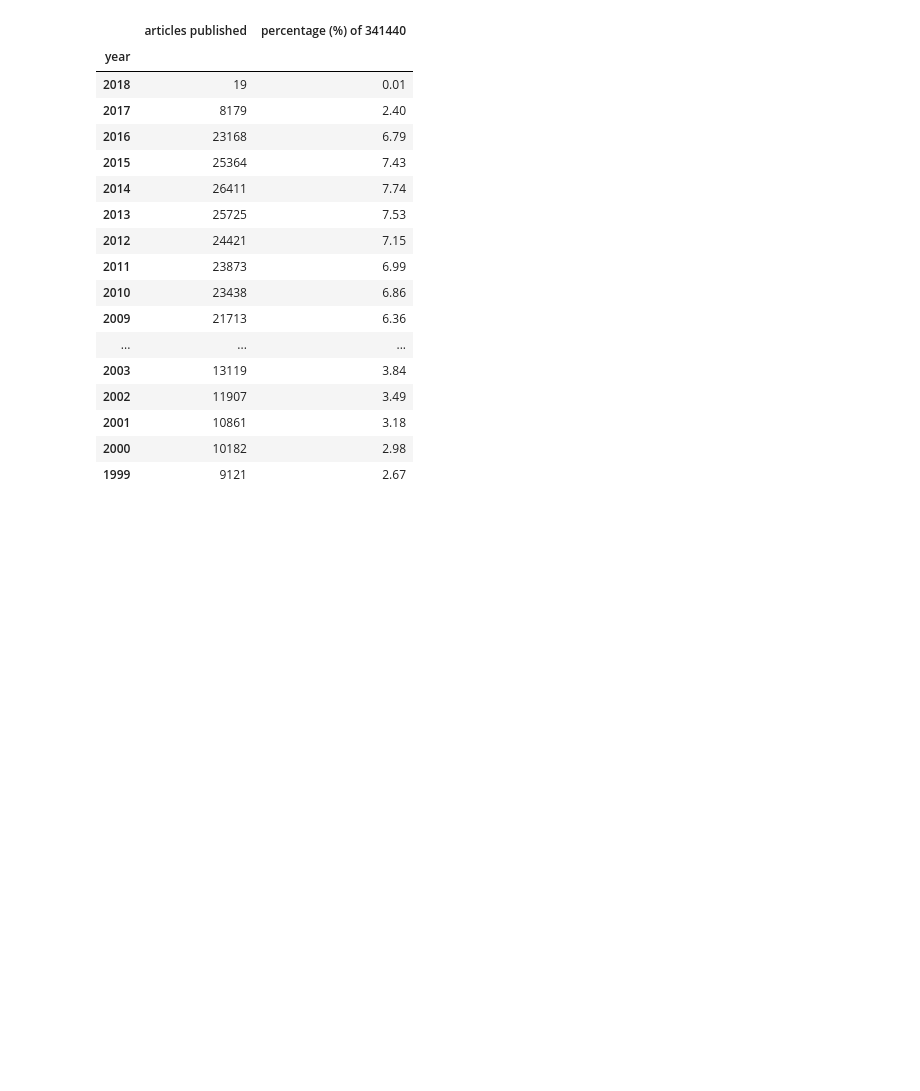
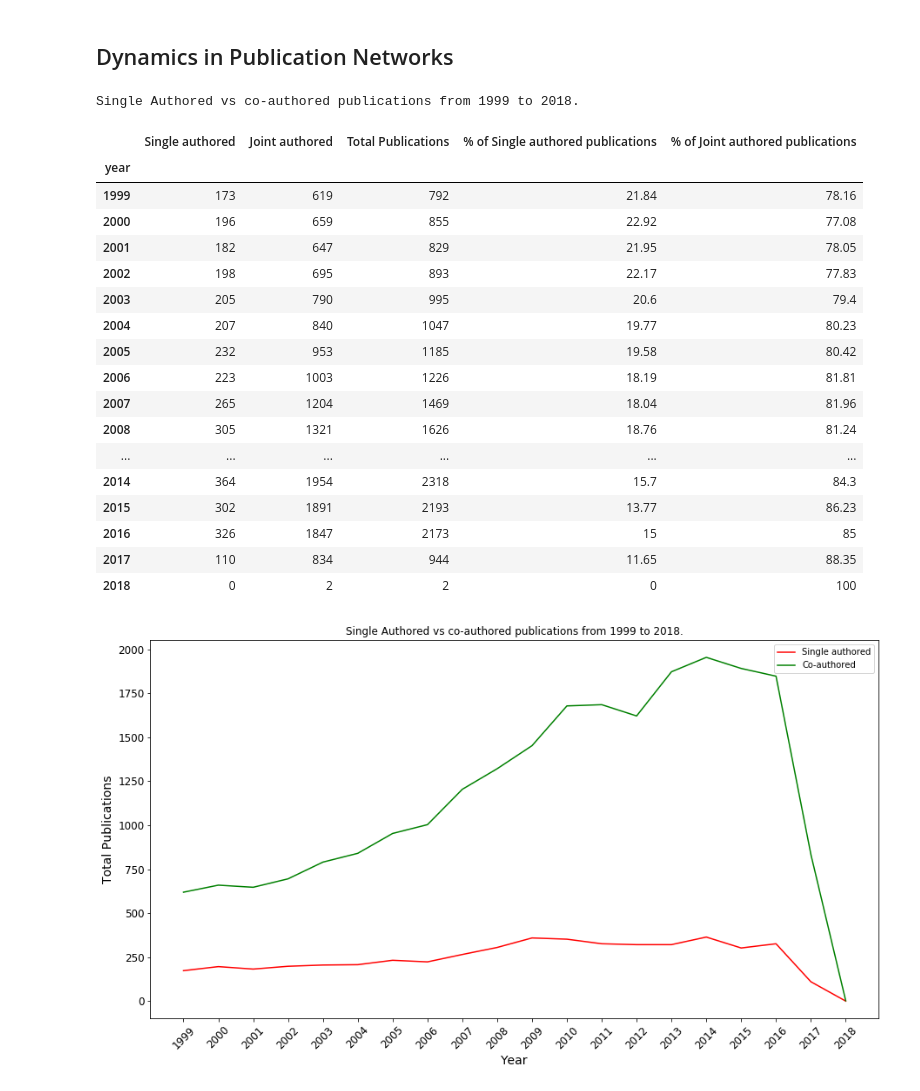
Before and after one commit to achmand/SciPi, a Jupyter notebook: src/scipi.visualization/Scipi.Visualisations.ipynb, the cells around one changed output. Cells and saved outputs as stored; diff of their text form; code cells hidden in the pictures; blank space fills up the shorter version.

Commit message:
[CODE] Added python script for visualisations.

```diff
--- a/src/scipi.visualization/Scipi.Visualisations.ipynb
+++ b/src/scipi.visualization/Scipi.Visualisations.ipynb
@@ -20,28 +6,31 @@ year_dist_df = year_dist._current_rows
-# %%
-year_dist_df.set_index("year", inplace=True)
-year_dist_df.sort_values(by=["year"], ascending=False, inplace=True)
-year_dist_df_20 = year_dist_df.head(20).copy()
-
-year_dist_total = year_dist_df_20["count"].sum()
-year_dist_df_20["percentage"] = round((year_dist_df_20["count"] / year_dist_total) * 100, 2)
-year_dist_df_20.columns = ["articles published", "percentage (%) of " + str(year_dist_total)]
-display(year_dist_df_20)
-# %% [output]
-|  | articles published | percentage (%) of 341440 |
-| year |  |  |
-| 2018 | 19 | 0.01 |
-| 2017 | 8179 | 2.40 |
-| 2016 | 23168 | 6.79 |
-| 2015 | 25364 | 7.43 |
-| 2014 | 26411 | 7.74 |
-| 2013 | 25725 | 7.53 |
-| 2012 | 24421 | 7.15 |
-| 2011 | 23873 | 6.99 |
-| 2010 | 23438 | 6.86 |
-| 2009 | 21713 | 6.36 |
-| ... | ... | ... |
-| 2003 | 13119 | 3.84 |
-| 2002 | 11907 | 3.49 |
-| 2001 | 10861 | 3.18 |
-| 2000 | 10182 | 2.98 |
-| 1999 | 9121 | 2.67 |
+# %%
+# initialize a new instance for ScipiVisual & set environment
+cassandra_points = ["localhost"]
+visual = ScipiVisual(cassandra_points=cassandra_points)
+# %% [markdown]
+## Dynamics in Publication Networks
+# %%
+# plot year-wise distribution single author vs co-authored
+n_years = 20
+visual.plot_yr_dist_pub(years=n_years)
+# %% [output]
+Single Authored vs co-authored publications from 1999 to 2018.
+|  | Single authored | Joint authored | Total Publications | % of Single authored publications | % of Joint authored publications |
+| year |  |  |  |  |  |
+| 1999 | 173 | 619 | 792 | 21.84 | 78.16 |
+| 2000 | 196 | 659 | 855 | 22.92 | 77.08 |
+| 2001 | 182 | 647 | 829 | 21.95 | 78.05 |
+| 2002 | 198 | 695 | 893 | 22.17 | 77.83 |
+| 2003 | 205 | 790 | 995 | 20.6 | 79.4 |
+| 2004 | 207 | 840 | 1047 | 19.77 | 80.23 |
+| 2005 | 232 | 953 | 1185 | 19.58 | 80.42 |
+| 2006 | 223 | 1003 | 1226 | 18.19 | 81.81 |
+| 2007 | 265 | 1204 | 1469 | 18.04 | 81.96 |
+| 2008 | 305 | 1321 | 1626 | 18.76 | 81.24 |
+| ... | ... | ... | ... | ... | ... |
+| 2014 | 364 | 1954 | 2318 | 15.7 | 84.3 |
+| 2015 | 302 | 1891 | 2193 | 13.77 | 86.23 |
+| 2016 | 326 | 1847 | 2173 | 15 | 85 |
+| 2017 | 110 | 834 | 944 | 11.65 | 88.35 |
+| 2018 | 0 | 2 | 2 | 0 | 100 |
+[figure, added]
```
Also changed, not shown: parts of 4 cells of this notebook, 1 other file.
